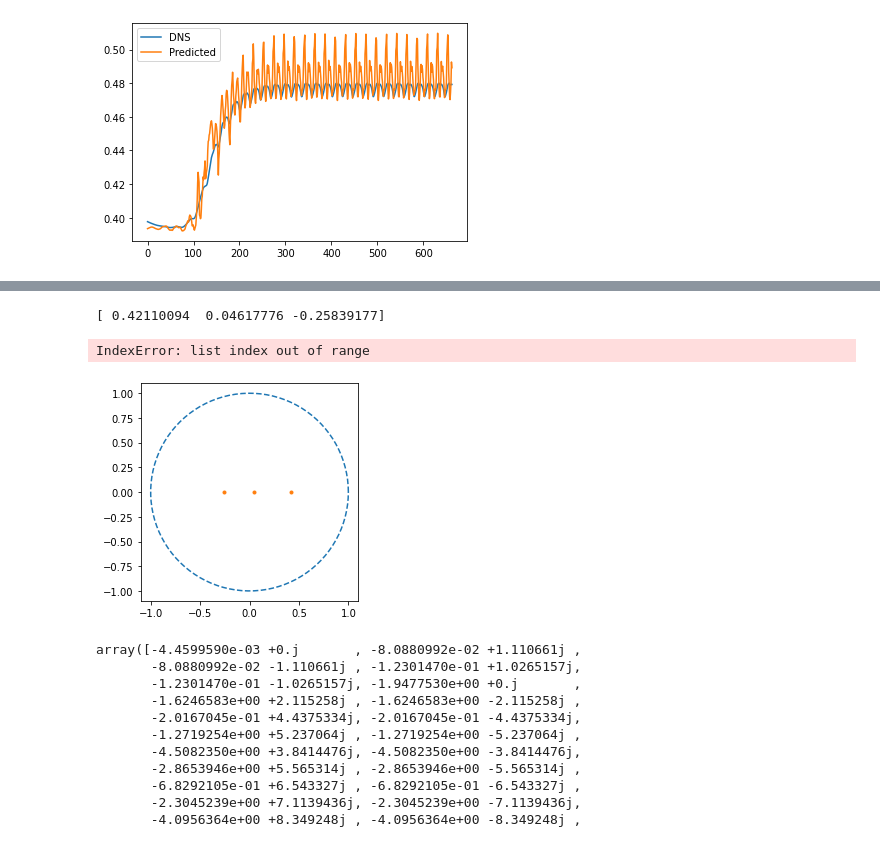
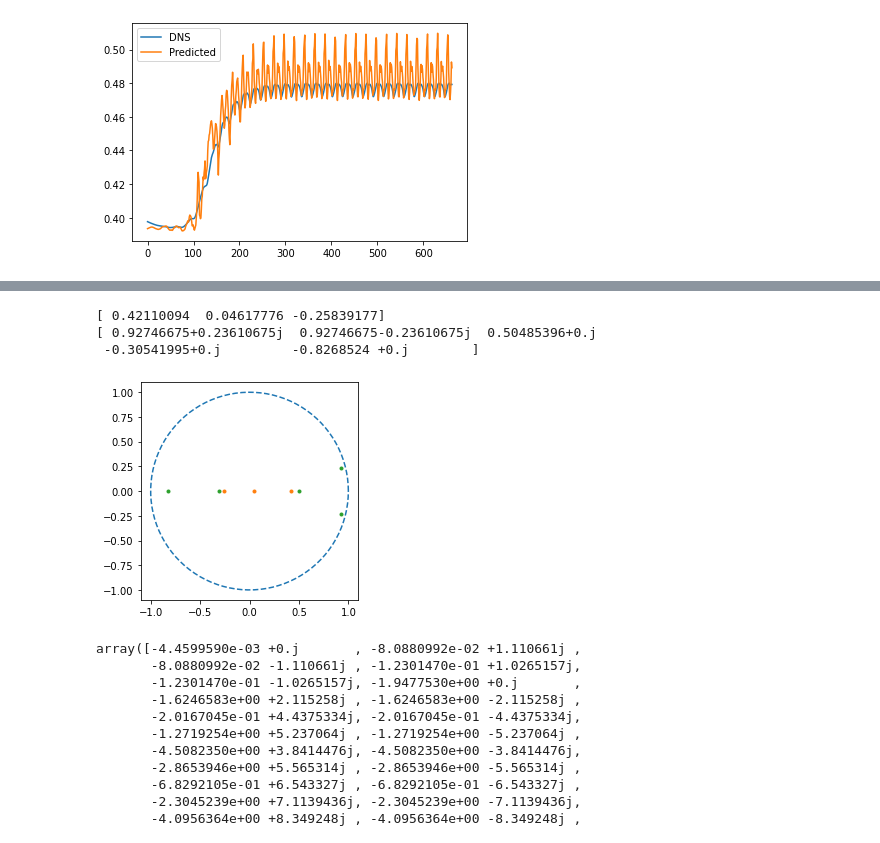
Before and after one commit to RigasLab/MZ-AE, a Jupyter notebook: Notebooks/eval_model_notebook_2Dcyl_multimodel_multistep_Exp4.2.4.ipynb, the cells around one changed output, grey strips where cells are left out. Cells and saved outputs as stored; diff of their text form; code cells hidden in the pictures.

```diff
--- a/Notebooks/eval_model_notebook_2Dcyl_multimodel_multistep_Exp4.2.4.ipynb
+++ b/Notebooks/eval_model_notebook_2Dcyl_multimodel_multistep_Exp4.2.4.ipynb
@@ -241,7 +243,7 @@ timesteps = 1000
 initial_step = 0
 initial_conditions = Phi_nn[:,initial_step,:].to(models[0].device)
 
-x_hat = []
+x_ms_hat = []
 Phi_ms_hat = torch.zeros((len(models),1,timesteps+1,models[0].statedim)).to(models[0].device)
 Phi_ms_koop = torch.zeros((len(models),1,timesteps,models[0].statedim)).to(models[0].device)
 
@@ -249,7 +251,7 @@ print("ic shape:", initial_conditions.shape)
 
 for i in range(len(models)):
     x_hat_temp, Phi_ms_hat[i], Phi_ms_koop[i] = models[i].predict_multistep(initial_conditions, timesteps)
-    x_hat.append(x_hat_temp)
+    x_ms_hat.append(x_hat_temp)
 print(Phi_ms_hat.shape, Phi_ms_koop.shape)
 # %% [output]
 ic shape: torch.Size([1, 7938])
@@ -268,7 +270,7 @@ U_ms_hat.shape, V_ms_hat.shape, U.shape, V.shape
 k_ms_pred = energy(U_ms_hat, V_ms_hat)
 print(k_ms_pred.shape)
 plt.figure()
-for i in [0]:
+for i in [0,1]:
 
     plt.plot(k_ms_pred[i,0,:], label = f"Number Observables {models[i].num_obs}")
     # else:
@@ -296,7 +298,7 @@ U_ms_koop.shape, V_ms_koop.shape
 k_ms_koop = energy(U_ms_koop, V_ms_koop)
 print(k_ms_koop.shape)
 plt.figure()
-for i in [0]:
+for i in [0,1]:
 
     plt.plot(k_ms_koop[i,0,:], label = f"pred_horizon {models[i].seq_model_weight}")
     # else:
@@ -315,11 +325,12 @@ Text(0, 0.5, 'kinetic energy')
 # %%
-for i in range (100,200,5):
+#plotting error contours for flowfield
+for i in range (300,400,5):
     plt.figure()
-    plt.scatter(sub_X,sub_Y,c=abs((U_ms_hat[-2,0,i]-U[0,i])/U[0,i]), s=1, cmap = 'coolwarm')
-    # plt.scatter(sub_X,sub_Y,c = U_ms_hat[-1,0,i], s=1, cmap = 'coolwarm')
+    # plt.scatter(sub_X,sub_Y,c=abs((U_ms_hat[-2,0,i]-U[0,i])/U[0,i]), s=1, cmap = 'coolwarm')
+    plt.scatter(sub_X,sub_Y,c = U_ms_hat[-1,0,i], s=1, cmap = 'coolwarm')
     cbar = plt.colorbar()
     # Set the colorbar limits
-    cbar.mappable.set_clim(vmin=0, vmax=0.1)
+    # cbar.mappable.set_clim(vmin=0, vmax=0.1)
     plt.gca().set_aspect('equal')
 
     # plt.savefig(models[-1].exp_dir + "/" + models[-1].exp_name + "/out_log/error_plots/fig"+str(i)+".png")
@@ -353,34 +364,35 @@ plt.ylabel("MSE")
 # %%
 #eigenvalue study
 plt.figure()
 plt.gca().set_aspect('equal')
 
 angles = np.linspace(0, 2 * np.pi, 100)
 unit_circle = np.exp(1j * angles)
 plt.plot(unit_circle.real, unit_circle.imag, '--', label = "Unit Circle")
 
-for i in [0,1,2,3]:
+for i in [0,1]:
 
     mat = models[i].model.koopman.getKoopmanMatrix()
     mat = mat.detach().cpu().numpy()
     w, v = np.linalg.eig(mat)
 
     idx = w.argsort()[::-1]
     w = w[idx]
     v = v[:,idx]
 
     print(w)
     # plt.matshow(mat)
     # plt.colorbar()
     # plt.figure()
     plt.plot(np.real(w), np.imag(w), ".", label = f"Num Observables {models[i].num_obs}")
 
 
 # plt.legend()
 # %% [output]
 [ 0.42110094  0.04617776 -0.25839177]
+[ 0.92746675+0.23610675j  0.92746675-0.23610675j  0.50485396+0.j
+ -0.30541995+0.j         -0.8268524 +0.j        ]
-IndexError: list index out of range
-[figure, old version]
+[figure, new version]
 # %%
 lamb = np.log(w)/0.25
 lamb
```
Also changed, not shown: parts of 9 cells of this notebook, 5 other files.
